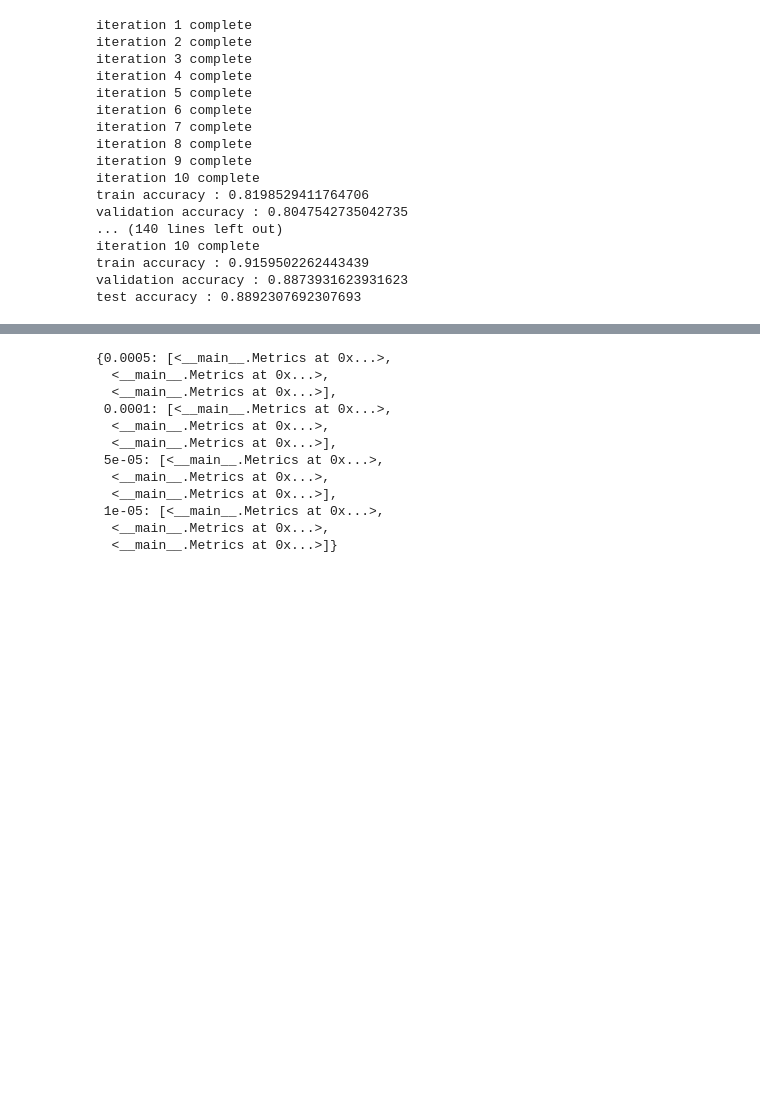
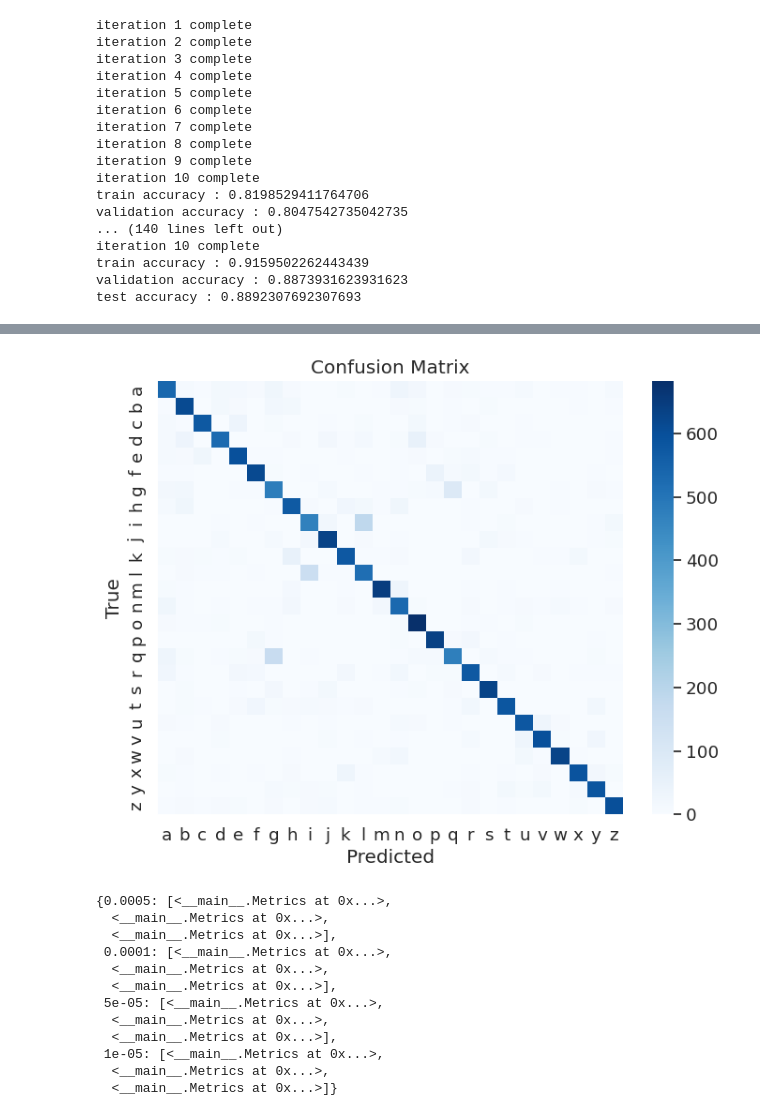
Before and after one commit to abdur-rafi/Machine-Learning-Sessional, a Jupyter notebook: 1805008.ipynb, the cells around one changed output, grey strips where cells are left out. Cells and saved outputs as stored; diff of their text form; code cells hidden in the pictures; blank space fills up the shorter version.

```diff
--- a/1805008.ipynb
+++ b/1805008.ipynb
@@ -9,6 +9,8 @@ from sklearn.preprocessing import OneHotEncoder
 from sklearn.metrics import accuracy_score
 from sklearn.metrics import f1_score
 from typing import List
+from sklearn.metrics import confusion_matrix
+import seaborn as sns
 
 class Input:
 	# input shape: (batch_size, #features)
@@ -414,3 +416,21 @@ class Metrics:
     self.vA = []
     self.vf1 = []
     self.name = name
+
+def confusionMatrix(model, x, yTrue):
+	yPred = model.predict(x)
+	yPred = np.argmax(yPred, axis = 1)
+	yTrue = np.argmax(yTrue, axis = 1)
+	cm = confusion_matrix(yTrue, yPred)
+	return cm
+
+def plotConfusionMatrix(cm):
+	labels = [chr(i + ord('a')) for i in range(26)]
+	plt.figure(figsize=(8, 6))
+	# sns.set(font_scale=1.2)
+	sns.heatmap(cm, annot=False, fmt='d', cmap='Blues', xticklabels=labels, yticklabels=labels)
+	plt.xlabel('Predicted')
+	plt.ylabel('True')
+	plt.title('Confusion Matrix')
+
+	return plt.gcf()
@@ -668,3 +746,10 @@ def plotMetrics(metrics : List[Metrics], lr):
+# %%
+model = models[.001][0]
+# %%
+cm = confusionMatrix(model, data.vX, data.vY)
+fig = plotConfusionMatrix(cm)
+# %% [output]
+[figure, added]
 # %%
 metrics
 # %% [output]
```
Also changed, not shown: parts of 5 cells of this notebook.
